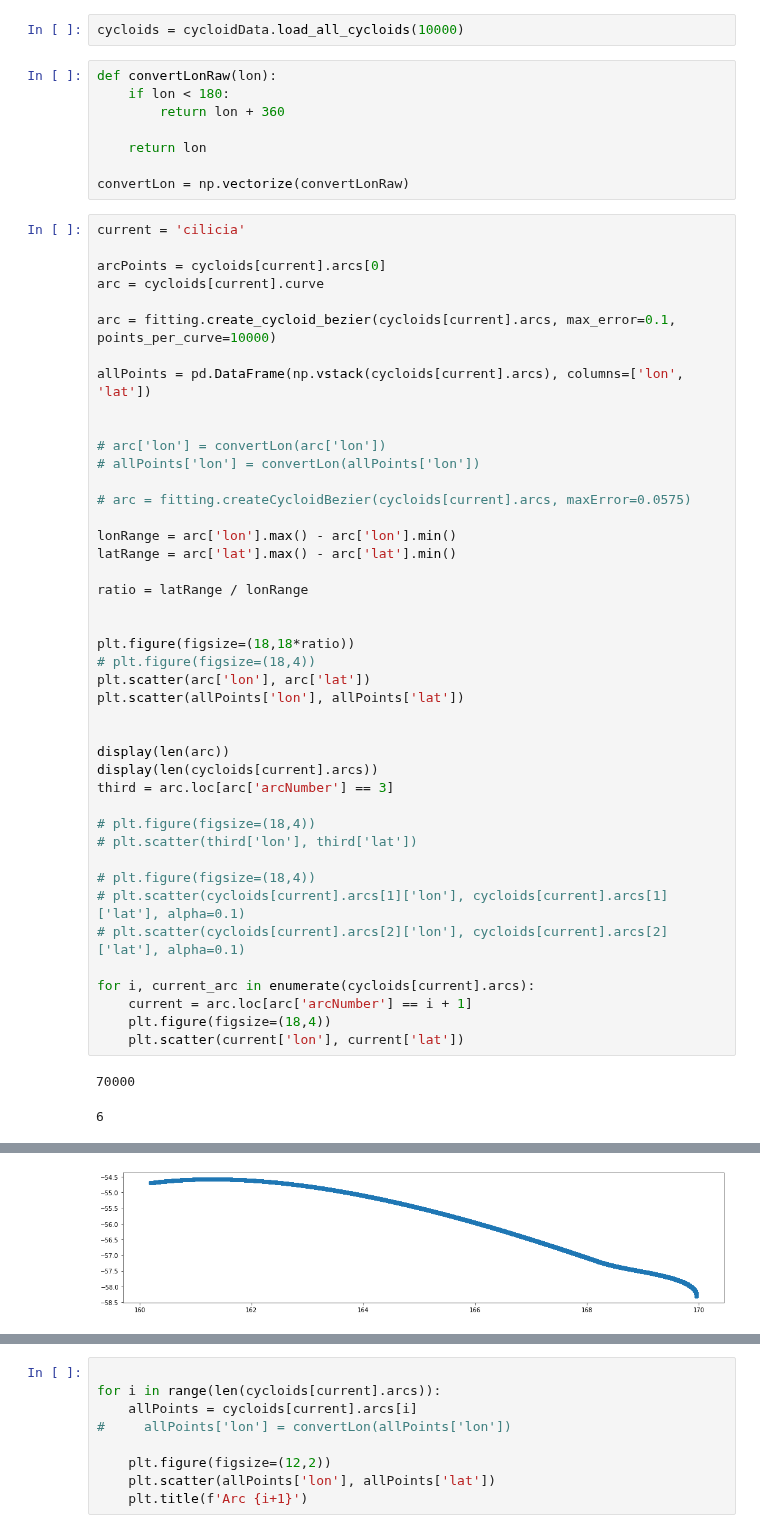
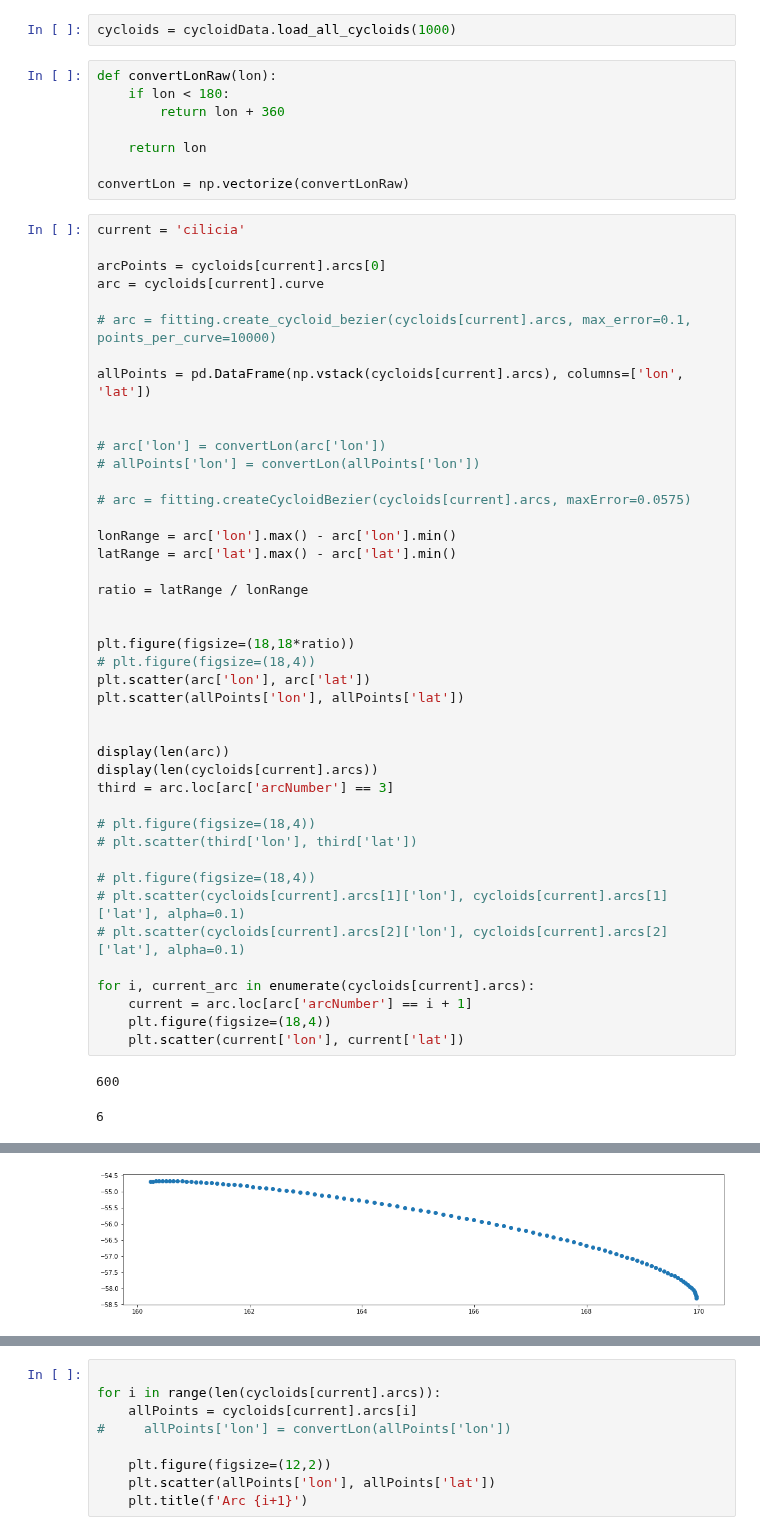
Before and after one commit to ssajous/europa-cycloids, a Jupyter notebook: src/Arc Fitting.ipynb, the cells around one changed output, grey strips where cells are left out. Saved outputs shown, nothing was run; the diff lists cells and outputs as text.

```diff
--- a/src/Arc Fitting.ipynb
+++ b/src/Arc Fitting.ipynb
@@ -10,7 +10,7 @@ import fitting
 import cycloidData
 from scipy import stats, interpolate
 # %%
-cycloids = cycloidData.load_all_cycloids(10000)
+cycloids = cycloidData.load_all_cycloids(1000)
 # %%
 def convertLonRaw(lon):
     if lon < 180:
@@ -25,7 +25,7 @@ current = 'cilicia'
 arcPoints = cycloids[current].arcs[0]
 arc = cycloids[current].curve
 
-arc = fitting.create_cycloid_bezier(cycloids[current].arcs, max_error=0.1, points_per_curve=10000)
+# arc = fitting.create_cycloid_bezier(cycloids[current].arcs, max_error=0.1, points_per_curve=10000)
 
 allPoints = pd.DataFrame(np.vstack(cycloids[current].arcs), columns=['lon', 'lat'])
 
@@ -63,6 +63,6 @@ for i, current_arc in enumerate(cycloids[current].arcs):
     plt.figure(figsize=(18,4))
     plt.scatter(current['lon'], current['lat'])
 # %% [output]
-70000
+600
 6
 [figure]
@@ -72 +72 @@ for i, current_arc in enumerate(cycloids[current].arcs):
-[figure, old version]
+[figure, new version]
```
Also changed, not shown: parts of 3 cells of this notebook, 2 other files.
